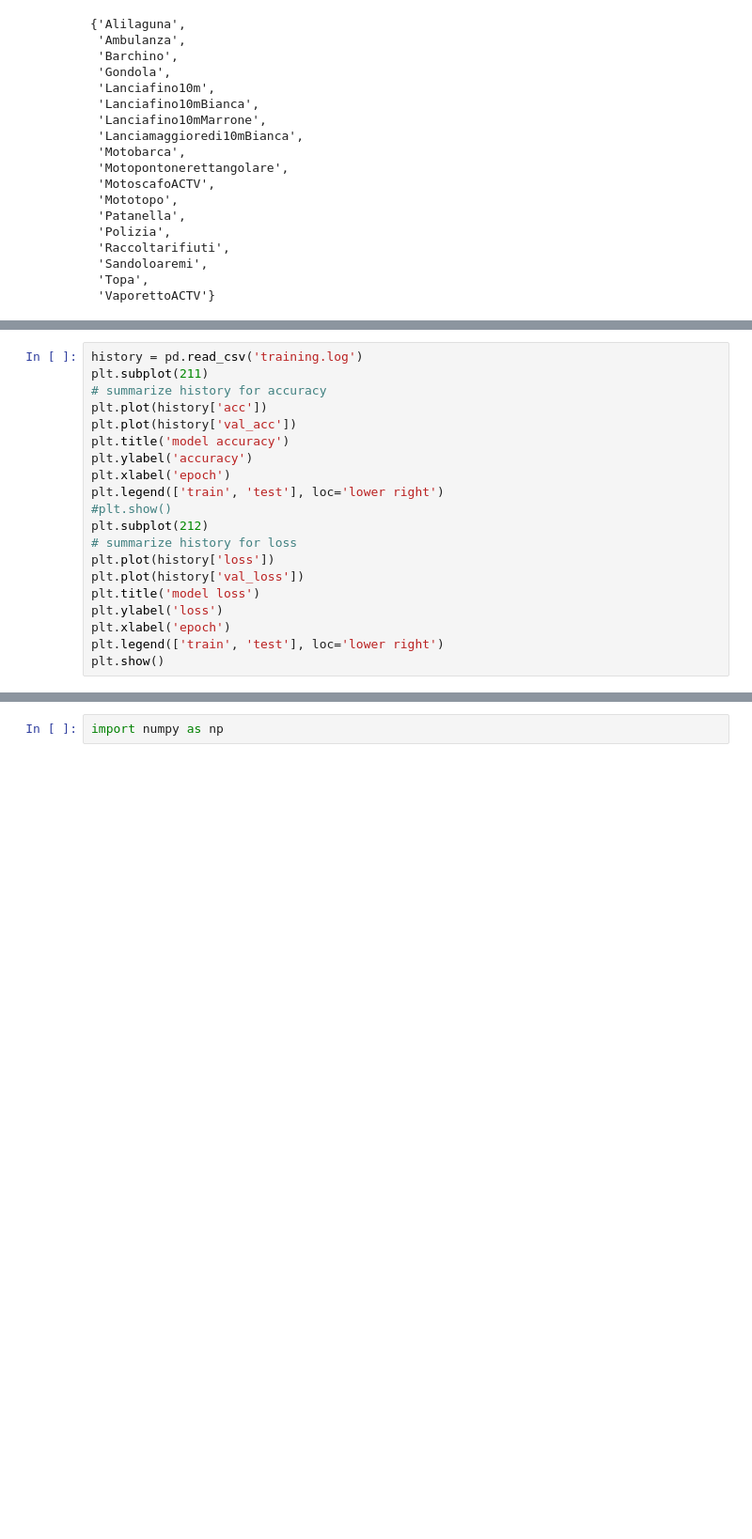
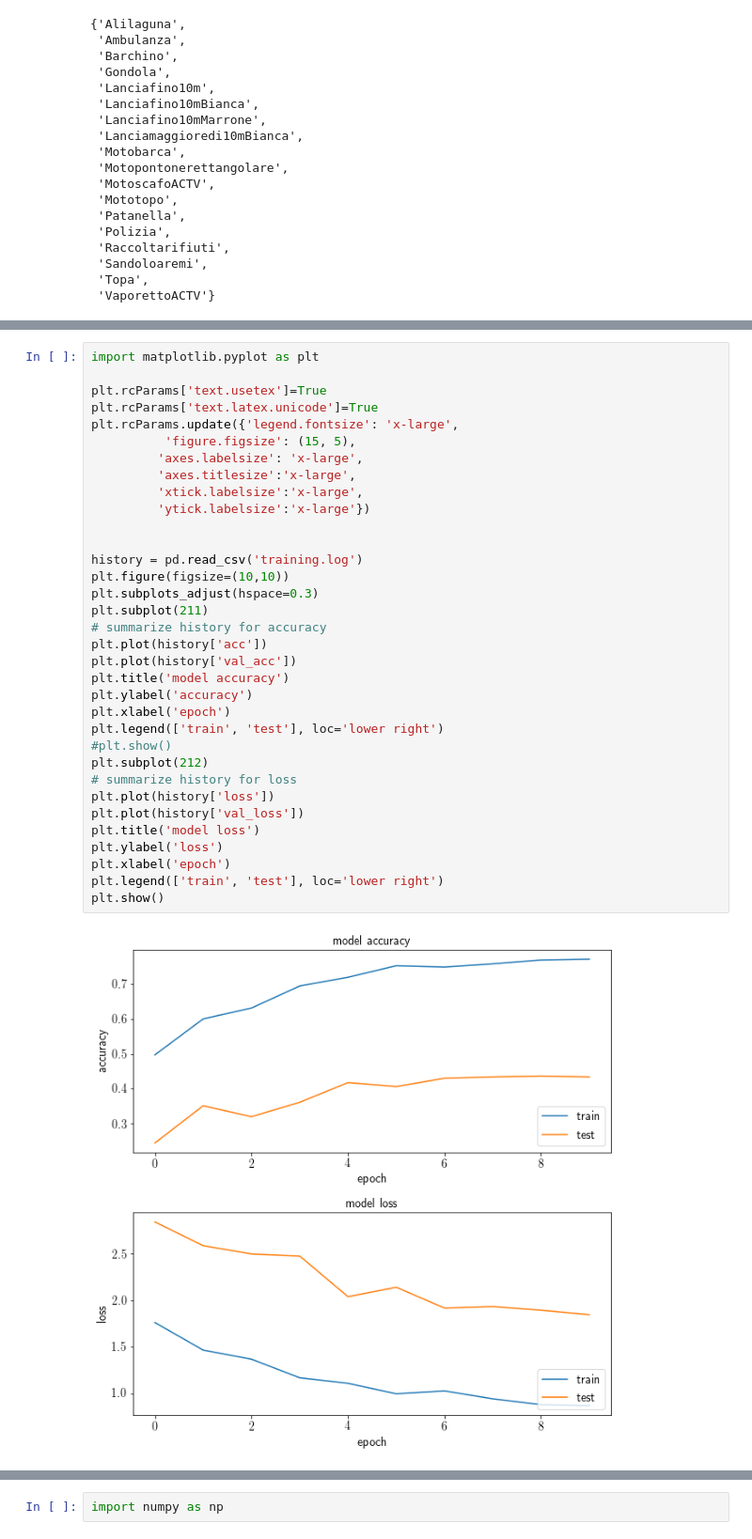
Before and after one commit to Ostyk/vgcc18, a Jupyter notebook: Data_extractor.ipynb, the cells around one changed output, grey strips where cells are left out. Shown: that part at 94% size. Drawn from its saved outputs; the diff is of its cells as text; blank space fills up the shorter version.

```diff
--- a/Data_extractor.ipynb
+++ b/Data_extractor.ipynb
@@ -255,20 +296,36 @@ KeyboardInterrupt:
 # %%
+import matplotlib.pyplot as plt
+
+plt.rcParams['text.usetex']=True
+plt.rcParams['text.latex.unicode']=True
+plt.rcParams.update({'legend.fontsize': 'x-large',
+          'figure.figsize': (15, 5),
+         'axes.labelsize': 'x-large',
+         'axes.titlesize':'x-large',
+         'xtick.labelsize':'x-large',
+         'ytick.labelsize':'x-large'})
+
+
 history = pd.read_csv('training.log')
+plt.figure(figsize=(10,10))
+plt.subplots_adjust(hspace=0.3)
 plt.subplot(211)
 # summarize history for accuracy
 plt.plot(history['acc'])
 plt.plot(history['val_acc'])
 plt.title('model accuracy')
 plt.ylabel('accuracy')
 plt.xlabel('epoch')
 plt.legend(['train', 'test'], loc='lower right')
 #plt.show()
 plt.subplot(212)
 # summarize history for loss
 plt.plot(history['loss'])
 plt.plot(history['val_loss'])
 plt.title('model loss')
 plt.ylabel('loss')
 plt.xlabel('epoch')
 plt.legend(['train', 'test'], loc='lower right')
 plt.show()
+# %% [output]
+[figure, added]
```
Also changed, not shown: parts of 23 cells of this notebook, 6 other files.
